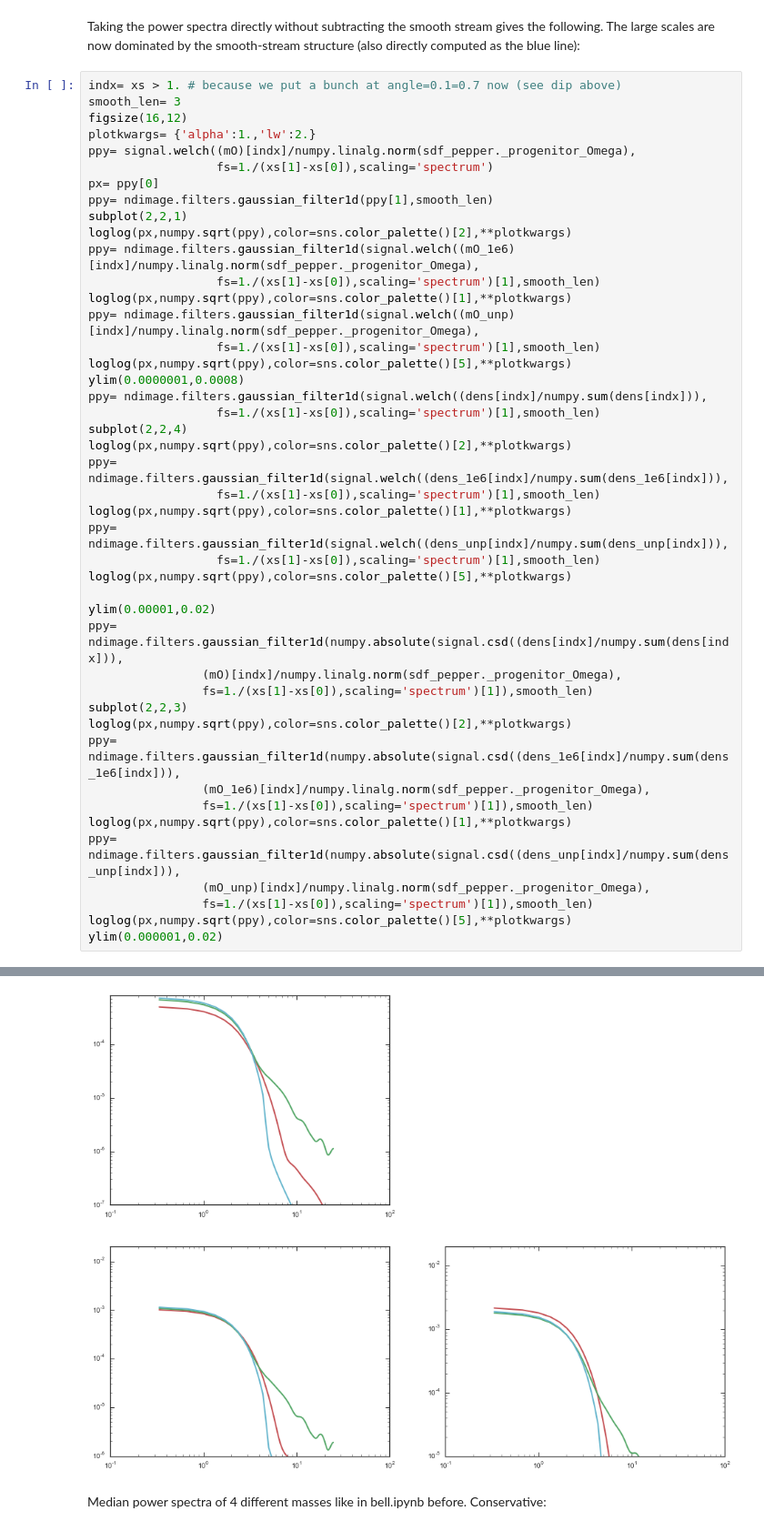
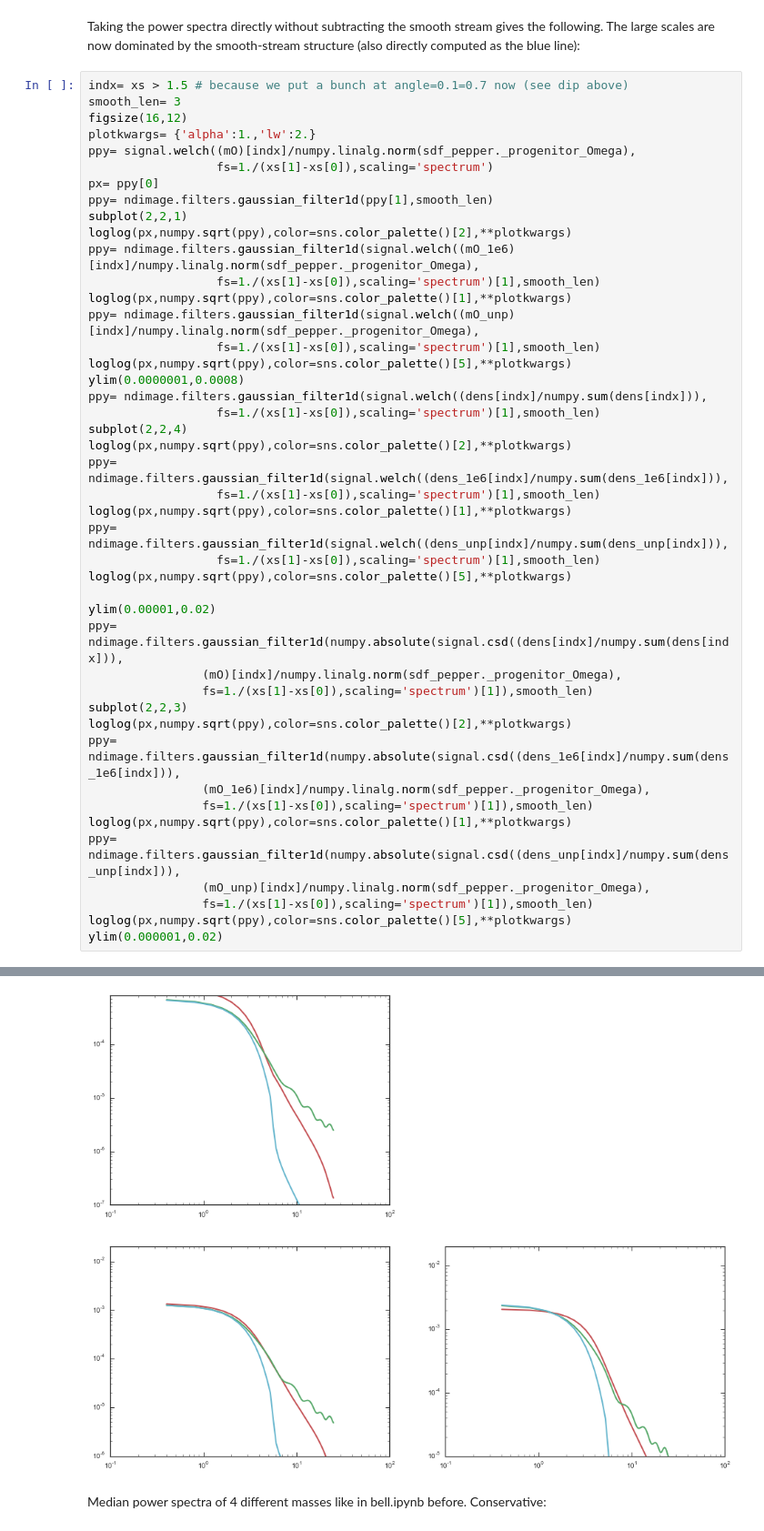
Before and after one commit to jobovy/streamgap-pepper, a Jupyter notebook: galpyStreamPepper.ipynb, the cells around one changed output, grey strips where cells are left out. Shown at 91% size. Saved outputs shown, nothing was run; the diff lists cells and outputs as text.

```diff
--- a/galpyStreamPepper.ipynb
+++ b/galpyStreamPepper.ipynb
@@ -329,7 +355,7 @@ ylim(0.00001,0.2)
 # %% [markdown]
 Taking the power spectra directly without subtracting the smooth stream gives the following. The large scales are now dominated by the smooth-stream structure (also directly computed as the blue line):
 # %%
-indx= xs > 1. # because we put a bunch at angle=0.1=0.7 now (see dip above)
+indx= xs > 1.5 # because we put a bunch at angle=0.1=0.7 now (see dip above)
 smooth_len= 3
 figsize(16,12)
 plotkwargs= {'alpha':1.,'lw':2.}
@@ -347,34 +373,34 @@ ppy= ndimage.filters.gaussian_filter1d(signal.welch((mO_unp)[indx]/numpy.linalg.
 loglog(px,numpy.sqrt(ppy),color=sns.color_palette()[5],**plotkwargs)
 ylim(0.0000001,0.0008)
 ppy= ndimage.filters.gaussian_filter1d(signal.welch((dens[indx]/numpy.sum(dens[indx])),
                   fs=1./(xs[1]-xs[0]),scaling='spectrum')[1],smooth_len)
 subplot(2,2,4)
 loglog(px,numpy.sqrt(ppy),color=sns.color_palette()[2],**plotkwargs)
 ppy= ndimage.filters.gaussian_filter1d(signal.welch((dens_1e6[indx]/numpy.sum(dens_1e6[indx])),
                   fs=1./(xs[1]-xs[0]),scaling='spectrum')[1],smooth_len)
 loglog(px,numpy.sqrt(ppy),color=sns.color_palette()[1],**plotkwargs)
 ppy= ndimage.filters.gaussian_filter1d(signal.welch((dens_unp[indx]/numpy.sum(dens_unp[indx])),
                   fs=1./(xs[1]-xs[0]),scaling='spectrum')[1],smooth_len)
 loglog(px,numpy.sqrt(ppy),color=sns.color_palette()[5],**plotkwargs)
 
 ylim(0.00001,0.02)
 ppy= ndimage.filters.gaussian_filter1d(numpy.absolute(signal.csd((dens[indx]/numpy.sum(dens[indx])),
                 (mO)[indx]/numpy.linalg.norm(sdf_pepper._progenitor_Omega),
                 fs=1./(xs[1]-xs[0]),scaling='spectrum')[1]),smooth_len)
 subplot(2,2,3)
 loglog(px,numpy.sqrt(ppy),color=sns.color_palette()[2],**plotkwargs)
 ppy= ndimage.filters.gaussian_filter1d(numpy.absolute(signal.csd((dens_1e6[indx]/numpy.sum(dens_1e6[indx])),
                 (mO_1e6)[indx]/numpy.linalg.norm(sdf_pepper._progenitor_Omega),
                 fs=1./(xs[1]-xs[0]),scaling='spectrum')[1]),smooth_len)
 loglog(px,numpy.sqrt(ppy),color=sns.color_palette()[1],**plotkwargs)
 ppy= ndimage.filters.gaussian_filter1d(numpy.absolute(signal.csd((dens_unp[indx]/numpy.sum(dens_unp[indx])),
                 (mO_unp)[indx]/numpy.linalg.norm(sdf_pepper._progenitor_Omega),
                 fs=1./(xs[1]-xs[0]),scaling='spectrum')[1]),smooth_len)
 loglog(px,numpy.sqrt(ppy),color=sns.color_palette()[5],**plotkwargs)
 ylim(0.000001,0.02)
 # %% [output]
 (1e-06, 0.02)
-[figure, old version]
+[figure, new version]
 # %% [markdown]
 Median power spectra of 4 different masses like in bell.ipynb before. Conservative:
 # %%
```
Also changed, not shown: parts of 17 cells of this notebook, 2 other files.
